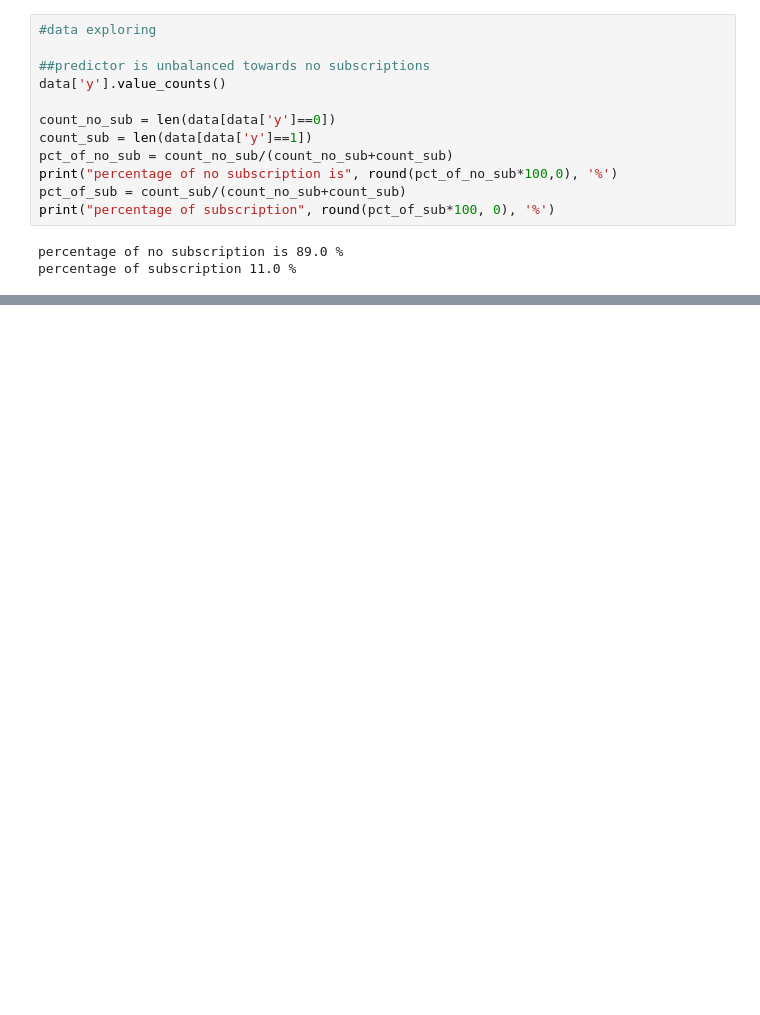
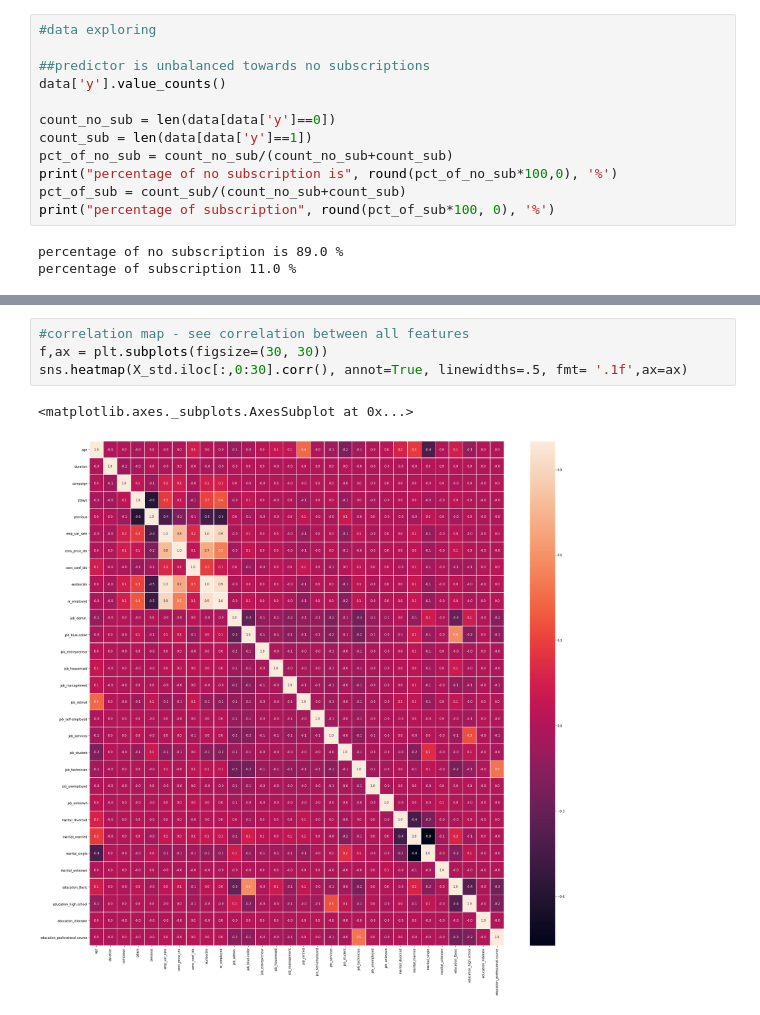
Before and after one commit to abrohi/statistical_analysis_iris, a Jupyter notebook: notebook/notebook.ipynb, the cells around one changed output, grey strips where cells are left out. Saved outputs shown, nothing was run; the diff lists cells and outputs as text; blank space fills up the shorter version.

```diff
--- a/notebook/notebook.ipynb
+++ b/notebook/notebook.ipynb
@@ -130,0 +374,7 @@ percentage of subscription 11.0 %
+# %%
+#correlation map - see correlation between all features
+f,ax = plt.subplots(figsize=(30, 30))
+sns.heatmap(X_std.iloc[:,0:30].corr(), annot=True, linewidths=.5, fmt= '.1f',ax=ax)
+# %% [output]
+<matplotlib.axes._subplots.AxesSubplot at 0x...>
+[figure, added]
```
Also changed, not shown: parts of 34 cells of this notebook.
